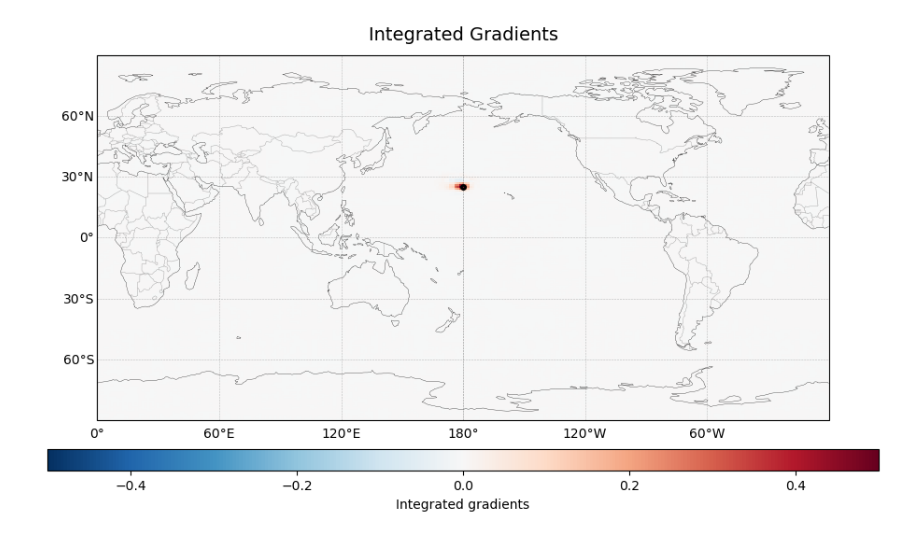
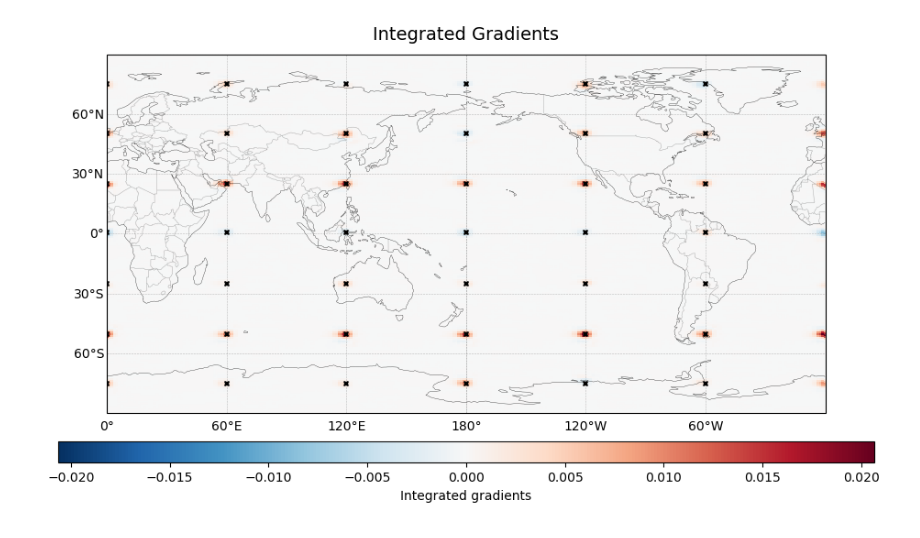
Before and after one commit to WillyChap/CUVACAR_xai, a Jupyter notebook: kjmayer/LookAtOutput.ipynb, the cells around one changed output. Drawn from its saved outputs; the diff is of its cells as text; code cells hidden in the pictures.

```diff
--- a/kjmayer/LookAtOutput.ipynb
+++ b/kjmayer/LookAtOutput.ipynb
@@ -52,20 +38,21 @@ Lon index: 146
+# %%
+DATE = '1981-02-15'
+
+DS = xr.open_dataset('/glade/work/wchapman/b.e21.BHIST.f09_g17_Seasonal_Stochai_b050_025_1980.cam.h1.2010-10-13-00000.nc')
+lat = DS["lat"].values if hasattr(DS["lat"], "values") else DS["lat"]
+lon = DS["lon"].values if hasattr(DS["lon"], "values") else DS["lon"]
+
+dir_o = "/glade/derecho/scratch/kjmayer/CUVACAR_xai/IG/"+DATE+"/"
+files = sorted(glob.glob(dir_o+"tensor_steps24_parrallel_lev00020_lat*.npy"))
+stacked = np.stack([np.load(f).squeeze()[20].squeeze() for f in files])
+
+mean_IG = np.mean(stacked, axis=0)
 # %%
-import numpy as np
-import matplotlib.pyplot as plt
-import cartopy.crs as ccrs
-import cartopy.feature as cfeature
-from cartopy.util import add_cyclic_point
+# IG = np.load(dir_o + "tensor_steps24_parrallel_lev00020_lat00122_lon00144.npy").squeeze()
+# field_show = IG[20, :, :].squeeze()
 
-dir_o = "/glade/derecho/scratch/kjmayer/CUVACAR_xai/IG/1981-02-15/"
-
-IG = np.load(dir_o + "tensor_steps24_parrallel_lev00020_lat00122_lon00144.npy").squeeze()
-field_show = IG[20, :, :].squeeze()
-
-DS = xr.open_dataset('/glade/work/wchapman/b.e21.BHIST.f09_g17_Seasonal_Stochai_b050_025_1980.cam.h1.2010-10-13-00000.nc')
-lat = DS["lat"].values if hasattr(DS["lat"], "values") else DS["lat"]
-lon = DS["lon"].values if hasattr(DS["lon"], "values") else DS["lon"]
-
-field_cyc, lon_cyc = add_cyclic_point(field_show, coord=lon)
+# field_cyc, lon_cyc = add_cyclic_point(field_show, coord=lon)
+field_cyc, lon_cyc = add_cyclic_point(mean_IG, coord=lon)
 
 vmax = np.nanmax(np.abs(field_cyc))
 vmin = -vmax
@@ -84,53 +71,55 @@ im = ax.pcolormesh(
     shading="auto",
 )
 
-lat_idx = 122
-lon_idx = 144
+lat_idx = [16, 42, 69, 96, 122, 149, 175]
+lon_idx = [0, 48, 96, 144, 192, 240]
 
 dot_lat = lat[lat_idx]
 dot_lon = lon_cyc[lon_idx]
 
-ax.plot(
-    dot_lon,
-    dot_lat,
-    marker="o",
-    markersize=3,
-    markerfacecolor="none",
-    markeredgecolor="black",
-    markeredgewidth=2,
-    transform=ccrs.PlateCarree(),
-    zorder=10,
-)
+for vdot_lat in dot_lat:
+    for vdot_lon in dot_lon:
+        ax.plot(
+            vdot_lon,
+            vdot_lat,
+            marker="X",
+            markersize=5,
+            markerfacecolor="black",
+            markeredgecolor="black",
+            markeredgewidth=0,
+            transform=ccrs.PlateCarree(),
+            zorder=10,
+        )
 
 ax.set_global()
 ax.coastlines(linewidth=0.22)
 ax.add_feature(cfeature.BORDERS, linewidth=0.35, alpha=0.3)
 # ax.add_feature(cfeature.LAND, facecolor="0.85", alpha=0.35)
 
 gl = ax.gridlines(
     draw_labels=True,
     linewidth=0.4,
     color="gray",
     alpha=0.5,
     linestyle="--",
 )
 gl.top_labels = False
 gl.right_labels = False
 
 cbar = fig.colorbar(
     im,
     ax=ax,
     orientation="horizontal",
     pad=0.07,
     fraction=0.05,
     aspect=40,
 )
 cbar.set_label("Integrated gradients")
 
 ax.set_title("Integrated Gradients", fontsize=14, pad=12)
 
 plt.tight_layout()
 plt.show()
 # %% [output]
-[figure, old version]
+[figure, new version]
 # %%
```
Also changed, not shown: parts of 8 cells of this notebook, 5 other files.
